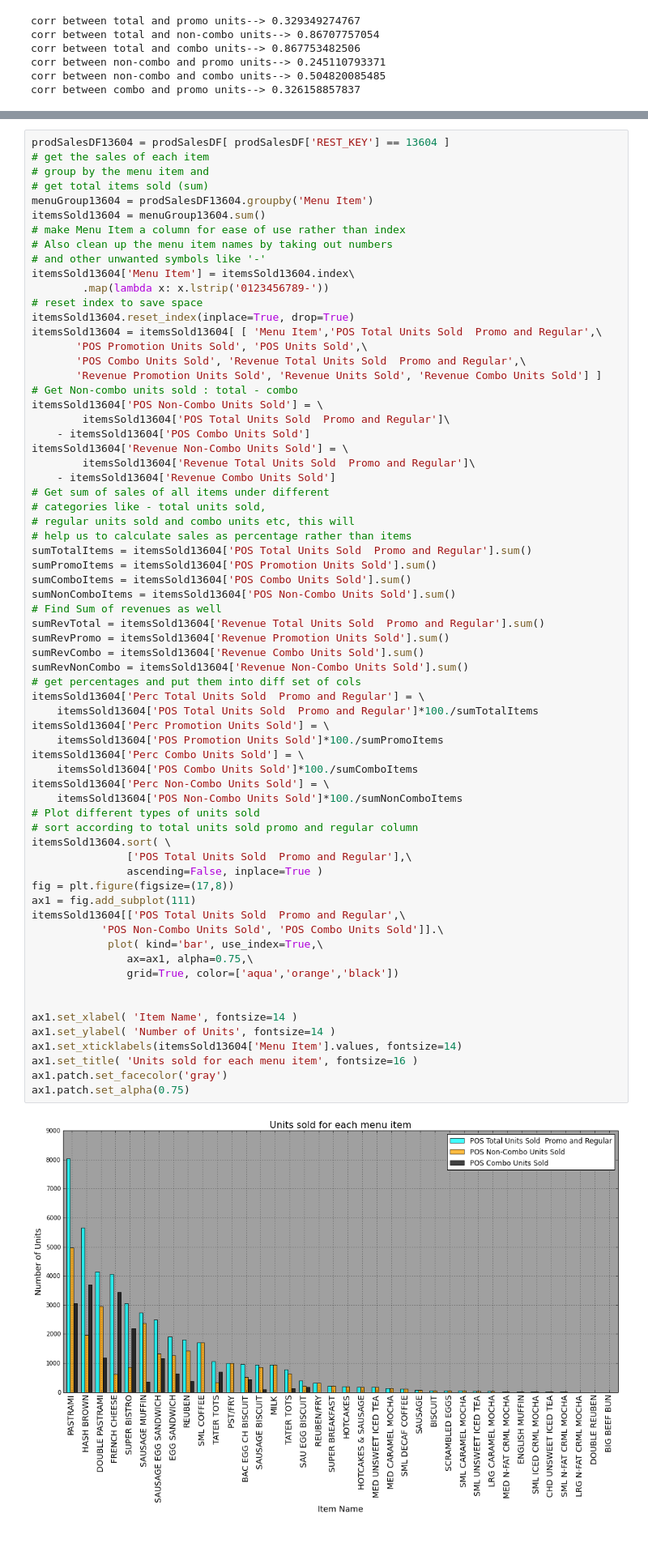
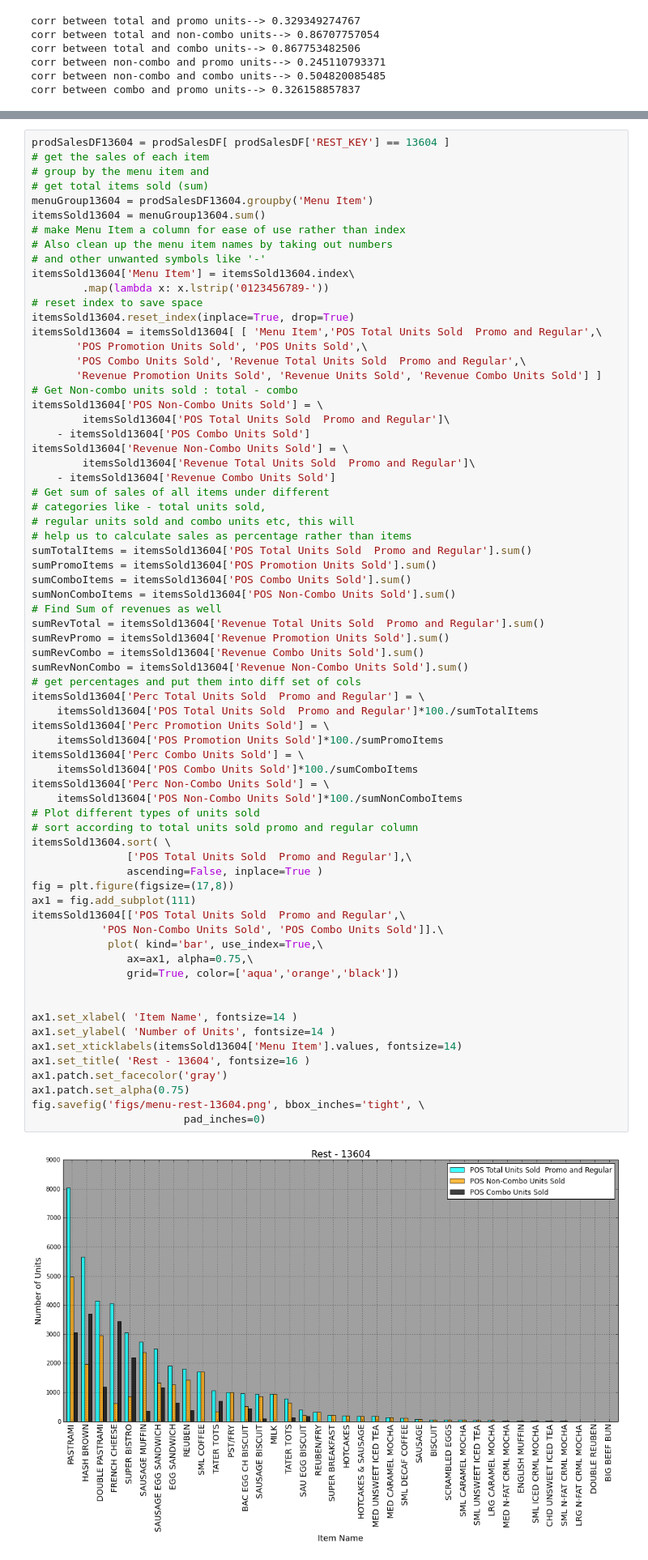
Before and after one commit to bharatreddy/wf-case-study, a Jupyter notebook: prod_sales.ipynb, the cells around one changed output, grey strips where cells are left out. Shown: that part at 81% size. Drawn from its saved outputs; the diff is of its cells as text.

```diff
--- a/prod_sales.ipynb
+++ b/prod_sales.ipynb
@@ -387,35 +384,37 @@ sumRevCombo = itemsSold13604['Revenue Combo Units Sold'].sum()
 sumRevNonCombo = itemsSold13604['Revenue Non-Combo Units Sold'].sum()
 # get percentages and put them into diff set of cols
 itemsSold13604['Perc Total Units Sold  Promo and Regular'] = \
     itemsSold13604['POS Total Units Sold  Promo and Regular']*100./sumTotalItems
 itemsSold13604['Perc Promotion Units Sold'] = \
     itemsSold13604['POS Promotion Units Sold']*100./sumPromoItems
 itemsSold13604['Perc Combo Units Sold'] = \
     itemsSold13604['POS Combo Units Sold']*100./sumComboItems
 itemsSold13604['Perc Non-Combo Units Sold'] = \
     itemsSold13604['POS Non-Combo Units Sold']*100./sumNonComboItems
 # Plot different types of units sold
 # sort according to total units sold promo and regular column
 itemsSold13604.sort( \
                ['POS Total Units Sold  Promo and Regular'],\
                ascending=False, inplace=True )
 fig = plt.figure(figsize=(17,8))
 ax1 = fig.add_subplot(111)
 itemsSold13604[['POS Total Units Sold  Promo and Regular',\
            'POS Non-Combo Units Sold', 'POS Combo Units Sold']].\
             plot( kind='bar', use_index=True,\
                ax=ax1, alpha=0.75,\
                grid=True, color=['aqua','orange','black'])
 
 
 ax1.set_xlabel( 'Item Name', fontsize=14 )
 ax1.set_ylabel( 'Number of Units', fontsize=14 )
 ax1.set_xticklabels(itemsSold13604['Menu Item'].values, fontsize=14)
-ax1.set_title( 'Units sold for each menu item', fontsize=16 )
+ax1.set_title( 'Rest - 13604', fontsize=16 )
 ax1.patch.set_facecolor('gray')
 ax1.patch.set_alpha(0.75)
+fig.savefig('figs/menu-rest-13604.png', bbox_inches='tight', \
+                        pad_inches=0)
 # %% [output]
-[figure, old version]
+[figure, new version]
 # %%
 prodSalesDF5357 = prodSalesDF[ prodSalesDF['REST_KEY'] == 5357 ]
 # get the sales of each item
```
Also changed, not shown: parts of 7 cells of this notebook, 10 other files.
